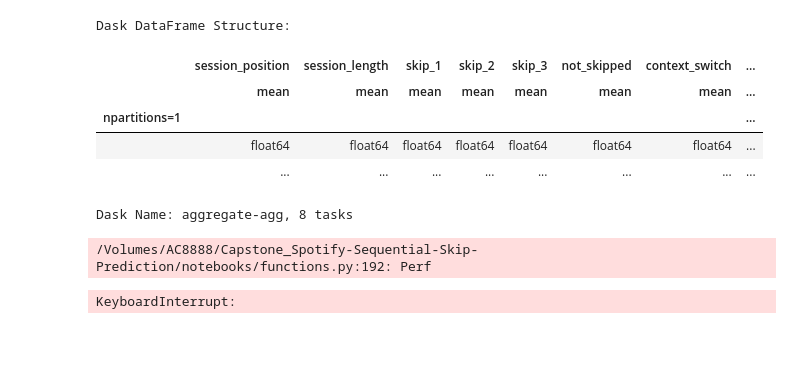
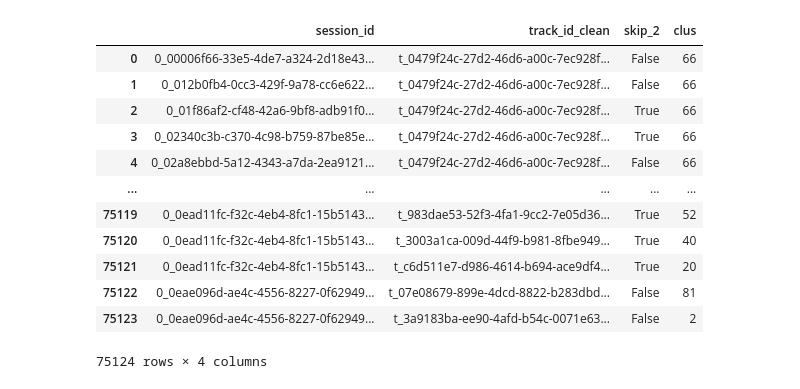
Before and after one commit to curlsloth/Capstone_Spotify-Sequential-Skip-Prediction, a Jupyter notebook: notebooks/11_get_similarity_data.ipynb, the cells around one changed output. Cells and saved outputs as stored; diff of their text form; code cells hidden in the pictures; blank space fills up the shorter version.

```diff
--- a/notebooks/11_get_similarity_data.ipynb
+++ b/notebooks/11_get_similarity_data.ipynb
@@ -30,40 +22,0 @@ tf_df = tf_df.merge(pd.read_csv('../data/interim/all_data/mbKMeans100clusters.cs
-# %%
-log_df = pd.read_csv('../data/raw/training_set/log_0_20180715_000000000000.csv')
-log_df = log_df.loc[log_df['session_position']<(log_df['session_length']/2)] # only use the 1st half
-log_df = pd.get_dummies(log_df, columns=['hist_user_behavior_reason_end', 'hist_user_behavior_reason_start', 'context_type'])
-
-tf_df = pd.get_dummies(tf_df, columns=['key','time_signature','mode'])
-
-df = log_df.merge(tf_df, left_on = 'track_id_clean', right_on = 'track_id')
-df.sort_values(by = ['session_id', 'session_position'],inplace = True)
-
-bool_col = ['skip_1', 'skip_2', 'skip_3', 'not_skipped', 'context_switch',
-       'no_pause_before_play', 'short_pause_before_play',
-       'long_pause_before_play', 'hist_user_behavior_is_shuffle','premium',
-       'hist_user_behavior_reason_end_backbtn',
-       'hist_user_behavior_reason_end_clickrow',
-       'hist_user_behavior_reason_end_endplay',
-       'hist_user_behavior_reason_end_fwdbtn',
-       'hist_user_behavior_reason_end_logout',
-       'hist_user_behavior_reason_end_remote',
-       'hist_user_behavior_reason_end_trackdone',
-       'hist_user_behavior_reason_start_appload',
-       'hist_user_behavior_reason_start_backbtn',
-       'hist_user_behavior_reason_start_clickrow',
-       'hist_user_behavior_reason_start_endplay',
-       'hist_user_behavior_reason_start_fwdbtn',
-       'hist_user_behavior_reason_start_playbtn',
-       'hist_user_behavior_reason_start_remote',
-       'hist_user_behavior_reason_start_trackdone',
-       'hist_user_behavior_reason_start_trackerror', 'context_type_catalog',
-       'context_type_charts', 'context_type_editorial_playlist',
-       'context_type_personalized_playlist', 'context_type_radio',
-       'context_type_user_collection',
-       'key_0', 'key_1', 'key_2', 'key_3', 'key_4',
-       'key_5', 'key_6', 'key_7', 'key_8', 'key_9', 'key_10', 'key_11',
-       'time_signature_0', 'time_signature_1', 'time_signature_3',
-       'time_signature_4', 'time_signature_5', 'mode_major', 'mode_minor']
-
-df[bool_col] = df[bool_col].astype('bool')
-df.head()
-del log_df, tf_df
@@ -148,10 +22,0 @@ Runtime: 89.09s
-# %%
-aa
-# %% [output]
-Dask DataFrame Structure:
-|  | session_position | session_length | skip_1 | skip_2 | skip_3 | not_skipped | context_switch | ... |
-|  | mean | mean | mean | mean | mean | mean | mean | ... |
-| npartitions=1 |  |  |  |  |  |  |  | ... |
-|  | float64 | float64 | float64 | float64 | float64 | float64 | float64 | ... |
-|  | ... | ... | ... | ... | ... | ... | ... | ... |
-Dask Name: aggregate-agg, 8 tasks
@@ -222,11 +23,18 @@ def featureAugment(df_history, cols):
-# %%
-from timeit import default_timer as timer #to see how long the computation will take
-start = timer()
-
-
-
-df_fa = featureAugment(df, col_FA)
-print('Runtime: %0.2fs' % (timer() - start))
-# %% [output]
-/Volumes/AC8888/Capstone_Spotify-Sequential-Skip-Prediction/notebooks/functions.py:192: Perf
-KeyboardInterrupt:
+# %%
+log_df_1 = log_df.loc[log_df['session_position']<(log_df['session_length']/2)]
+log_df_1 = log_df_1[['session_id','track_id_clean','skip_2']].merge(kmean100_df)
+log_df_1
+# %% [output]
+|  | session_id | track_id_clean | skip_2 | clus |
+| 0 | 0_00006f66-33e5-4de7-a324-2d18e43... | t_0479f24c-27d2-46d6-a00c-7ec928f... | False | 66 |
+| 1 | 0_012b0fb4-0cc3-429f-9a78-cc6e622... | t_0479f24c-27d2-46d6-a00c-7ec928f... | False | 66 |
+| 2 | 0_01f86af2-cf48-42a6-9bf8-adb91f0... | t_0479f24c-27d2-46d6-a00c-7ec928f... | True | 66 |
+| 3 | 0_02340c3b-c370-4c98-b759-87be85e... | t_0479f24c-27d2-46d6-a00c-7ec928f... | True | 66 |
+| 4 | 0_02a8ebbd-5a12-4343-a7da-2ea9121... | t_0479f24c-27d2-46d6-a00c-7ec928f... | False | 66 |
+| ... | ... | ... | ... | ... |
+| 75119 | 0_0ead11fc-f32c-4eb4-8fc1-15b5143... | t_983dae53-52f3-4fa1-9cc2-7e05d36... | True | 52 |
+| 75120 | 0_0ead11fc-f32c-4eb4-8fc1-15b5143... | t_3003a1ca-009d-44f9-b981-8fbe949... | True | 40 |
+| 75121 | 0_0ead11fc-f32c-4eb4-8fc1-15b5143... | t_c6d511e7-d986-4614-b694-ace9df4... | True | 20 |
+| 75122 | 0_0eae096d-ae4c-4556-8227-0f62949... | t_07e08679-899e-4dcd-8822-b283dbd... | False | 81 |
+| 75123 | 0_0eae096d-ae4c-4556-8227-0f62949... | t_3a9183ba-ee90-4afd-b54c-0071e63... | False | 2 |
+75124 rows × 4 columns
```
Also changed, not shown: parts of 20 cells of this notebook.
